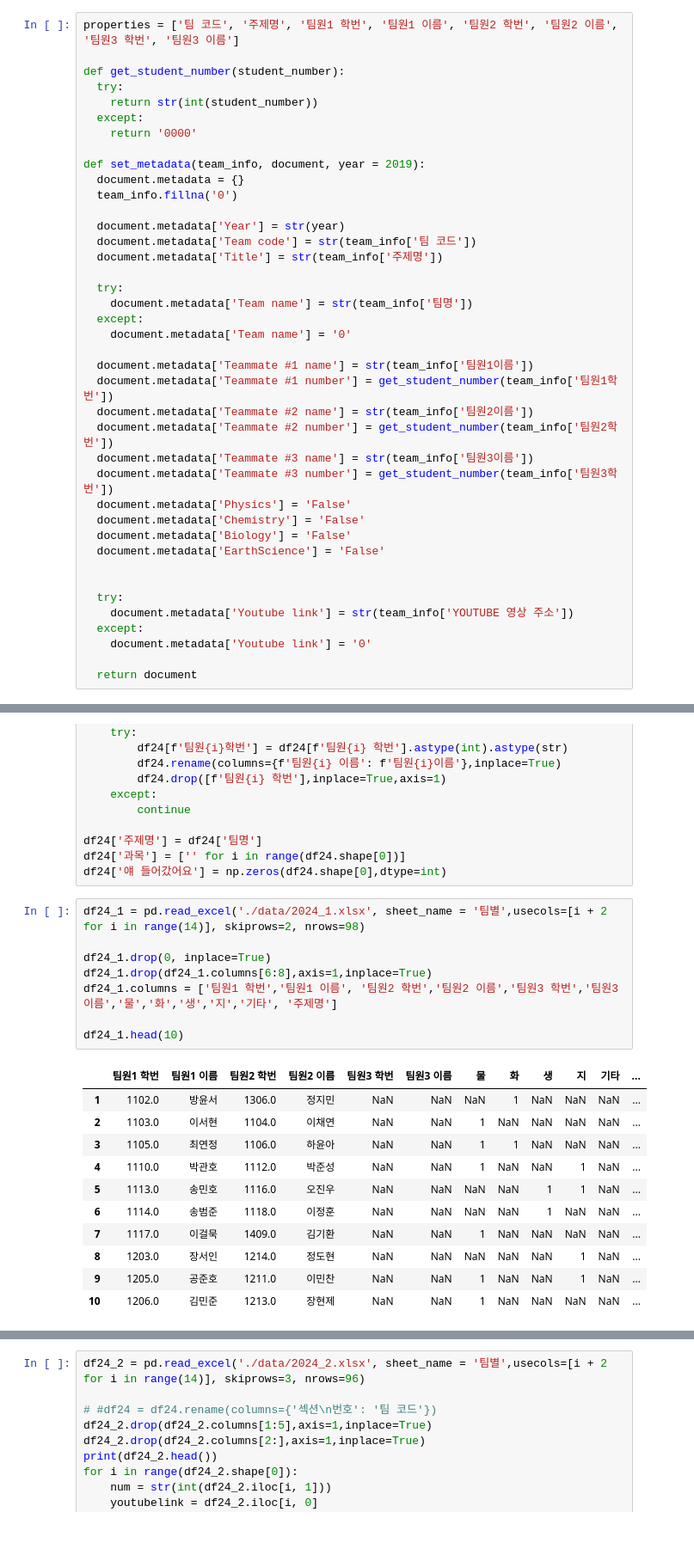
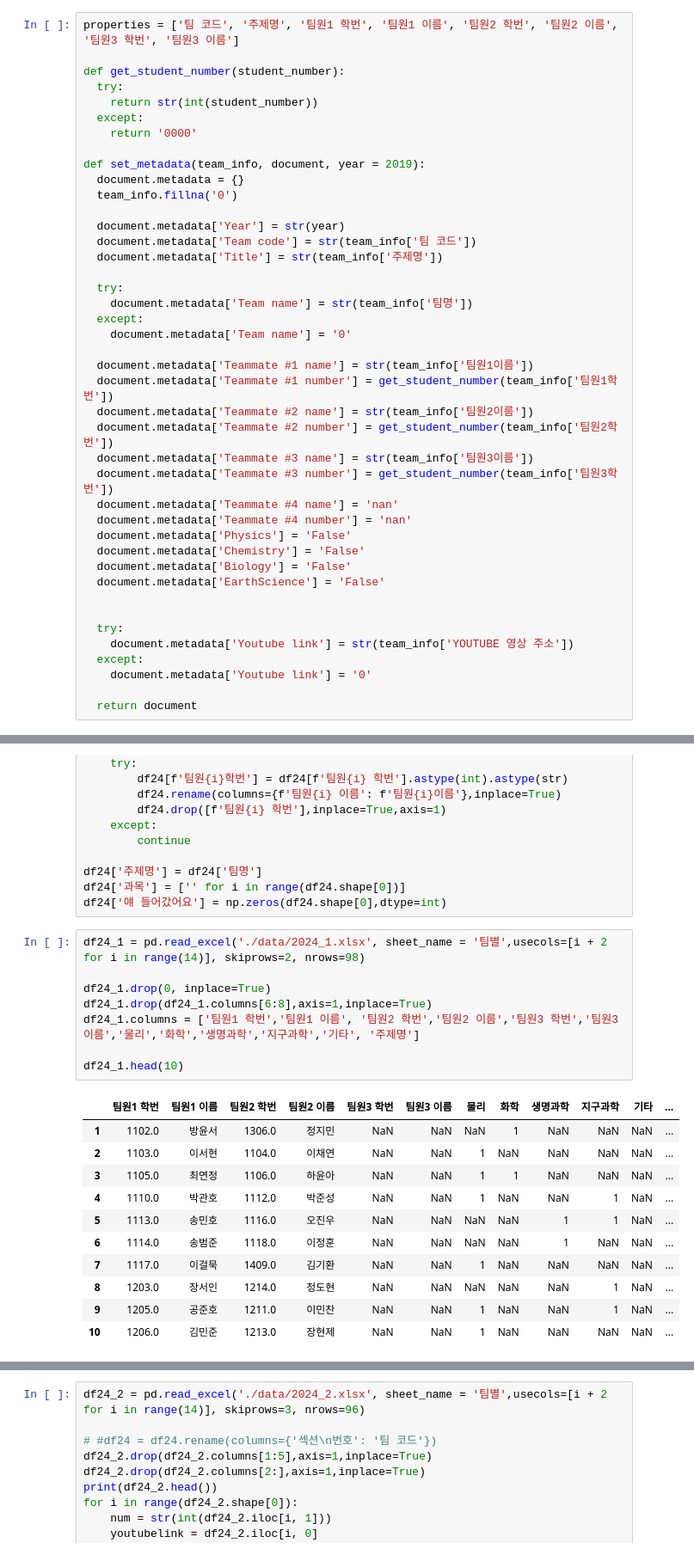
Before and after one commit to BIT-BSS/Hanbada, a Jupyter notebook: preprocessing/old_preprocessing.ipynb, the cells around one changed output, grey strips where cells are left out. Shown at 86% size. Drawn from its saved outputs; the diff is of its cells as text.

```diff
--- a/preprocessing/old_preprocessing.ipynb
+++ b/preprocessing/old_preprocessing.ipynb
@@ -66,6 +66,8 @@ def set_metadata(team_info, document, year = 2019):
   document.metadata['Teammate #2 number'] = get_student_number(team_info['팀원2학번'])
   document.metadata['Teammate #3 name'] = str(team_info['팀원3이름'])
   document.metadata['Teammate #3 number'] = get_student_number(team_info['팀원3학번'])
+  document.metadata['Teammate #4 name'] = 'nan'
+  document.metadata['Teammate #4 number'] = 'nan'
   document.metadata['Physics'] = 'False'
   document.metadata['Chemistry'] = 'False'
   document.metadata['Biology'] = 'False'
@@ -347,13 +349,13 @@ df24['얘 들어갔어요'] = np.zeros(df24.shape[0],dtype=int)
 # %%
 df24_1 = pd.read_excel('./data/2024_1.xlsx', sheet_name = '팀별',usecols=[i + 2 for i in range(14)], skiprows=2, nrows=98)
 
 df24_1.drop(0, inplace=True)
 df24_1.drop(df24_1.columns[6:8],axis=1,inplace=True)
-df24_1.columns = ['팀원1 학번','팀원1 이름', '팀원2 학번','팀원2 이름','팀원3 학번','팀원3 이름','물','화','생','지','기타', '주제명']
+df24_1.columns = ['팀원1 학번','팀원1 이름', '팀원2 학번','팀원2 이름','팀원3 학번','팀원3 이름','물리','화학','생명과학','지구과학','기타', '주제명']
 
 df24_1.head(10)
 # %% [output]
-|  | 팀원1 학번 | 팀원1 이름 | 팀원2 학번 | 팀원2 이름 | 팀원3 학번 | 팀원3 이름 | 물 | 화 | 생 | 지 | 기타 | ... |
+|  | 팀원1 학번 | 팀원1 이름 | 팀원2 학번 | 팀원2 이름 | 팀원3 학번 | 팀원3 이름 | 물리 | 화학 | 생명과학 | 지구과학 | 기타 | ... |
 | 1 | 1102.0 | 방윤서 | 1306.0 | 정지민 | NaN | NaN | NaN | 1 | NaN | NaN | NaN | ... |
 | 2 | 1103.0 | 이서현 | 1104.0 | 이채연 | NaN | NaN | 1 | NaN | NaN | NaN | NaN | ... |
 | 3 | 1105.0 | 최연정 | 1106.0 | 하윤아 | NaN | NaN | 1 | 1 | NaN | NaN | NaN | ... |
```
Also changed, not shown: parts of 7 cells of this notebook, 27 other files.
